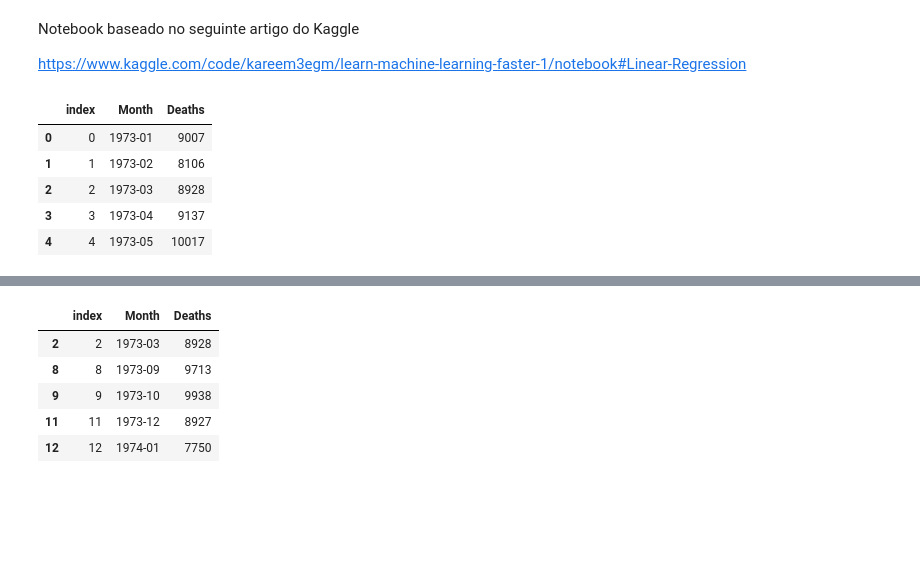
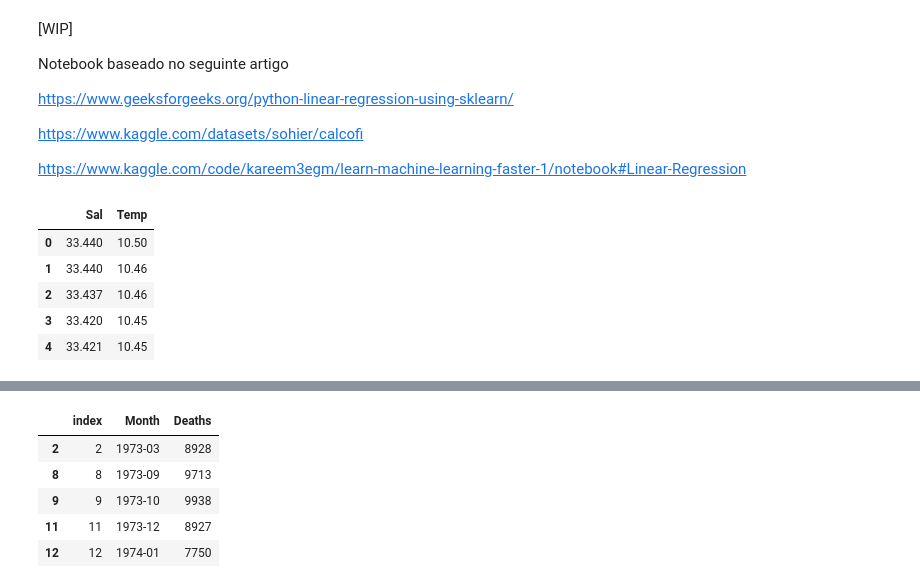
Before and after one commit to matheusvanzan/ime-machine-learning, a Jupyter notebook: linear_regression.ipynb, the cells around one changed output, grey strips where cells are left out. Drawn from its saved outputs; the diff is of its cells as text; code cells hidden in the pictures; blank space fills up the shorter version.

```diff
--- a/linear_regression.ipynb
+++ b/linear_regression.ipynb
@@ -1,7 +1,13 @@
 # %% [markdown]
 <a href="https://colab.research.google.com/github/matheusvanzan/ime-machine-learning/blob/master/linear_regression.ipynb" target="_parent"><img src="https://colab.research.google.com/assets/colab-badge.svg" alt="Open In Colab"/></a>
 # %% [markdown]
-Notebook baseado no seguinte artigo do Kaggle
+[WIP]
+
+Notebook baseado no seguinte artigo
+
+https://www.geeksforgeeks.org/python-linear-regression-using-sklearn/
+
+https://www.kaggle.com/datasets/sohier/calcofi
 
 https://www.kaggle.com/code/kareem3egm/learn-machine-learning-faster-1/notebook#Linear-Regression
 # %%
@@ -12,17 +18,20 @@ from matplotlib import pyplot as plt
 from sklearn.linear_model import LinearRegression
 from sklearn.metrics import mean_squared_error, r2_score
 
-GITHUB_ROOT = 'https://raw.githubusercontent.com/matheusvanzan/ime-machine-learning/master/'
+GITHUB_ROOT = 'https://raw.githubusercontent.com/matheusvanzan/ime-machine-learning/master/data/'
+# %%
+# separate as it can be a large file
+data = pd.read_csv(GITHUB_ROOT + 'bottle.csv.zip')
 # %%
-data = pd.read_csv(GITHUB_ROOT + 'accidental-deaths-in-usa-monthly.csv')
-
-data = data.dropna() # drop NULL values
-data.insert(loc = 0, column = 'index', value = data.index)
+# data = data.dropna() # drop NULL values
+data = data[['Salnty', 'T_degC']]
+data.columns = ['Sal', 'Temp']
+# data.insert(loc = 0, column = 'index', value = data.index)
 data.head()
 # %% [output]
-|  | index | Month | Deaths |
-| 0 | 0 | 1973-01 | 9007 |
-| 1 | 1 | 1973-02 | 8106 |
-| 2 | 2 | 1973-03 | 8928 |
-| 3 | 3 | 1973-04 | 9137 |
-| 4 | 4 | 1973-05 | 10017 |
+|  | Sal | Temp |
+| 0 | 33.440 | 10.50 |
+| 1 | 33.440 | 10.46 |
+| 2 | 33.437 | 10.46 |
+| 3 | 33.420 | 10.45 |
+| 4 | 33.421 | 10.45 |
```
Also changed, not shown: parts of 1 cell of this notebook.
